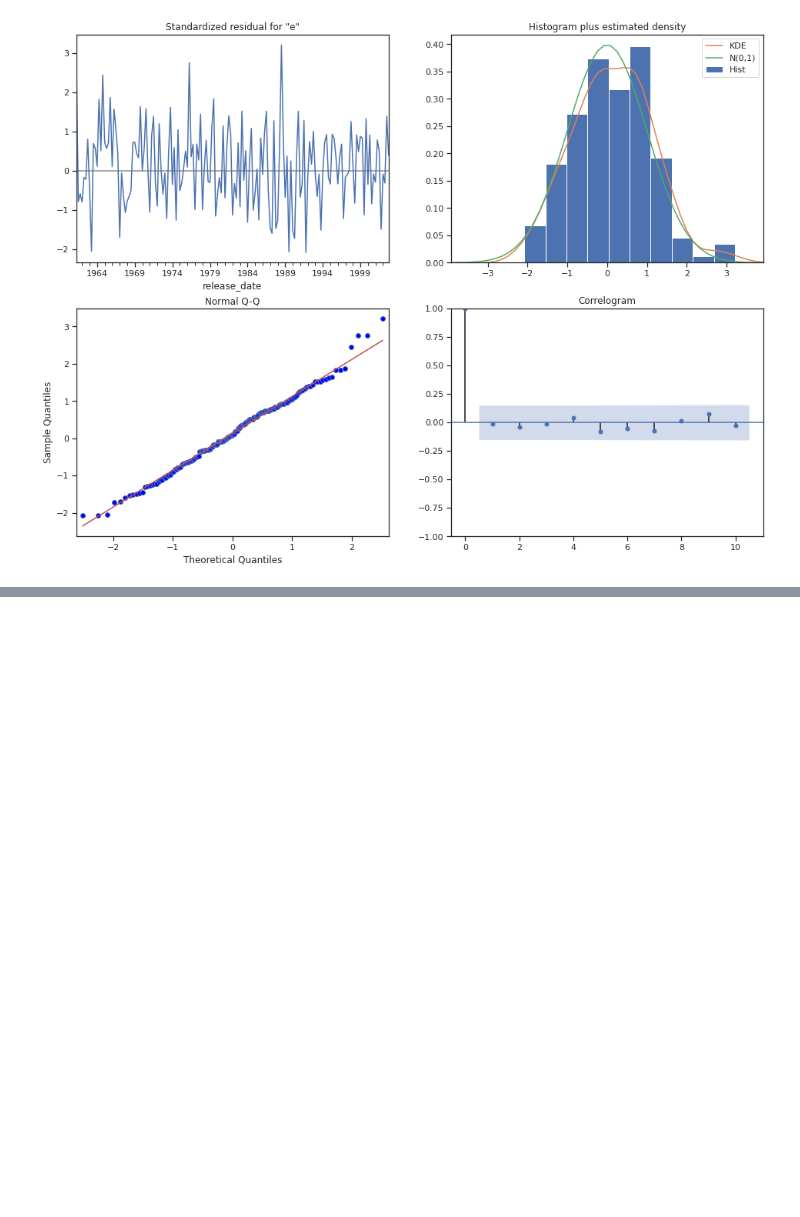
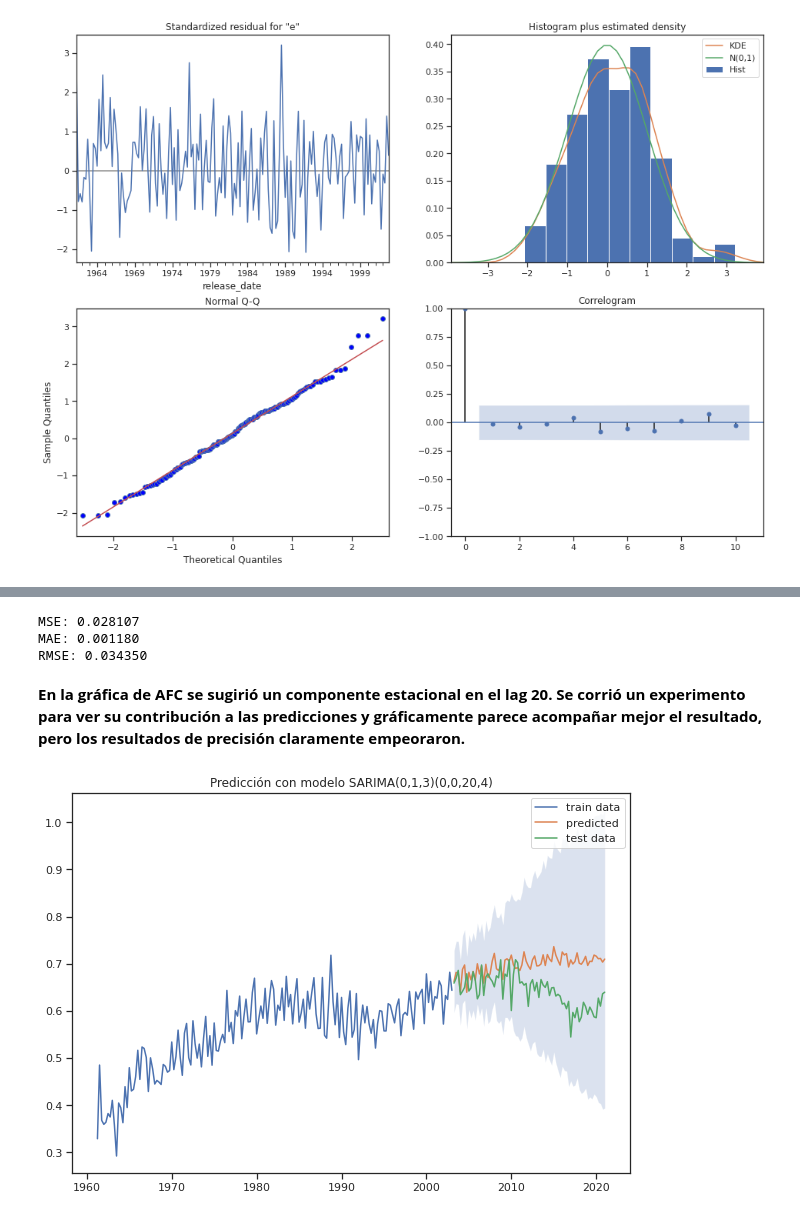
Before and after one commit to DianaScientist/uAustral-mcd-automatedML, a Jupyter notebook: TimeSeries_ARIMA_Spotify.ipynb, the cells around one changed output, grey strips where cells are left out. Saved outputs shown, nothing was run; the diff lists cells and outputs as text; code cells hidden in the pictures; blank space fills up the shorter version.

```diff
--- a/TimeSeries_ARIMA_Spotify.ipynb
+++ b/TimeSeries_ARIMA_Spotify.ipynb
@@ -594,0 +421,33 @@ plt.legend(fontsize=10);
+# %%
+# Mean Absolute Error and Mean Squared Error
+e_mae = mean_absolute_error(spotify_test['energy'], e_meanForecast)
+e_mse = mean_squared_error(spotify_test['energy'], e_meanForecast)
+e_rmse = sqrt(e_mse)
+print('MSE: %f' % e_mae)
+print('MAE: %f' % e_mse)
+print('RMSE: %f' % e_rmse)
+# %% [output]
+MSE: 0.028107
+MAE: 0.001180
+RMSE: 0.034350
+# %% [markdown]
+**En la gráfica de AFC se sugirió un componente estacional en el lag 20. Se corrió un experimento para ver su contribución a las predicciones y gráficamente parece acompañar mejor el resultado, pero los resultados de precisión claramente empeoraron.**
+# %%
+#@title
+# Graficar datos de entrenamiento, test, y pronóstico
+# Plot past
+plt.figure(figsize=(10, 7))
+plt.plot(spotify_train.index, spotify_train['energy'], label='train data');
+
+# Graficar la predicción como una línea
+plt.plot(dates_test, e_meanForecast, label='predicted');
+plt.plot(spotify_test['energy'], label='test data')
+
+# Sombra en los intervalos de confianza
+plt.fill_between(dates_test, e_conf_int['lower energy'], e_conf_int['upper energy'], alpha=0.2);
+
+# Plot legend and show figure
+plt.legend();
+plt.title('Predicción con modelo SARIMA(0,1,3)(0,0,20,4)');
+# %% [output]
+[figure, added]
```
Also changed, not shown: parts of 90 cells of this notebook.
